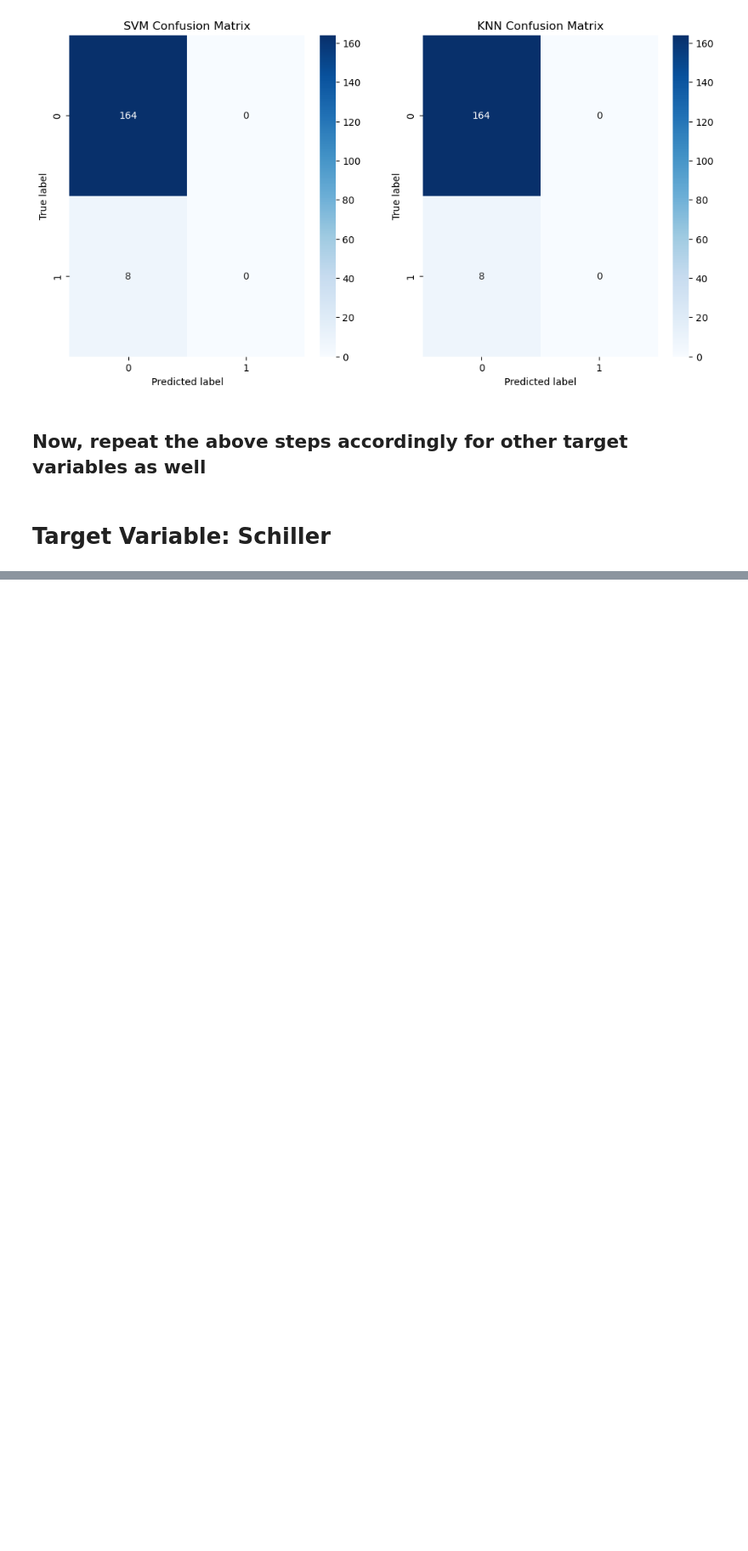
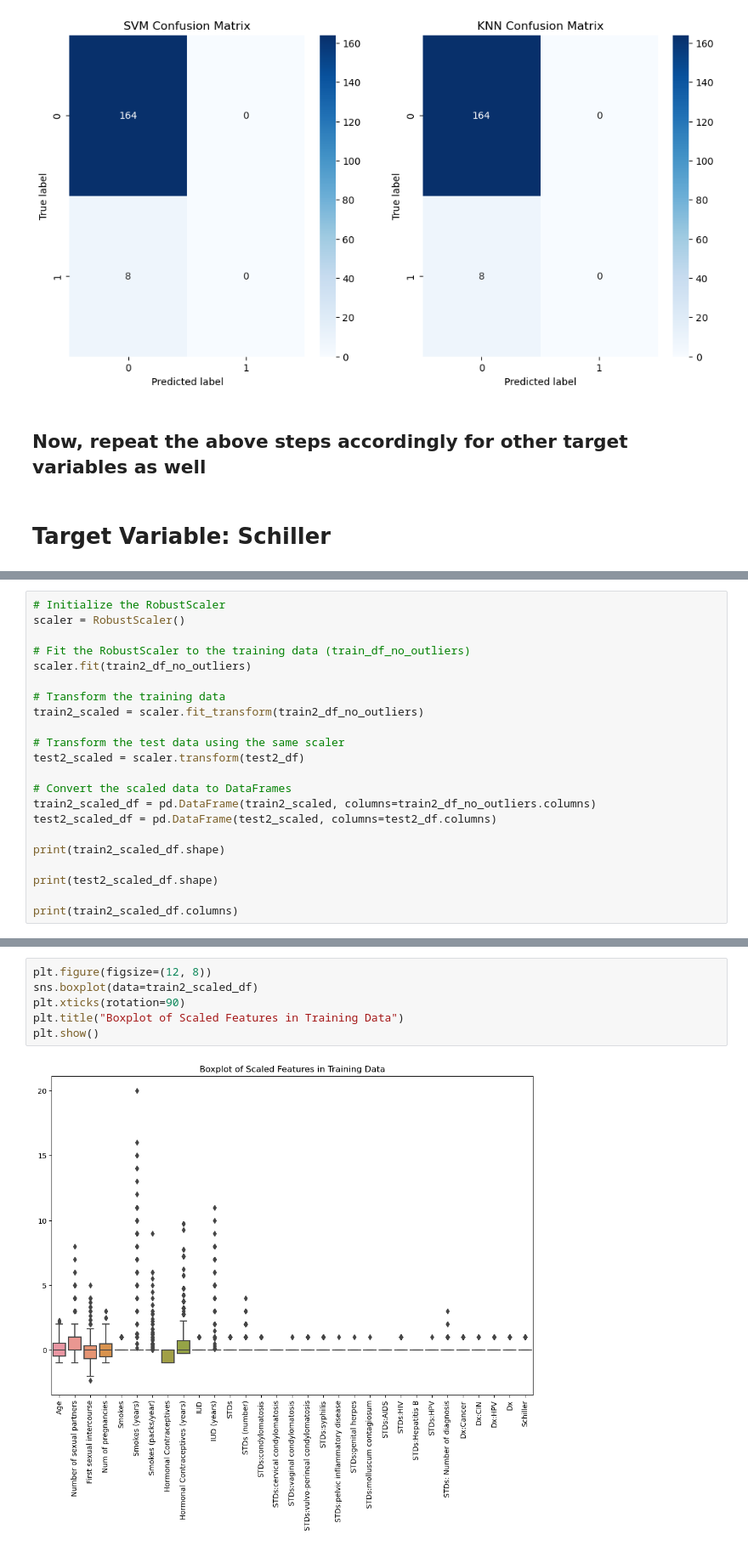
Before and after one commit to DanX069/Python-Assignment, a Jupyter notebook: python-assignment-cs253.ipynb, the cells around one changed output, grey strips where cells are left out. Shown at 85% size. Drawn from its saved outputs; the diff is of its cells as text; blank space fills up the shorter version.

```diff
--- a/python-assignment-cs253.ipynb
+++ b/python-assignment-cs253.ipynb
@@ -606,0 +712,22 @@ Recall: 95.35%
+# %%
+# Initialize the RobustScaler
+scaler = RobustScaler()
+
+# Fit the RobustScaler to the training data (train_df_no_outliers)
+scaler.fit(train2_df_no_outliers)
+
+# Transform the training data
+train2_scaled = scaler.fit_transform(train2_df_no_outliers)
+
+# Transform the test data using the same scaler
+test2_scaled = scaler.transform(test2_df)
+
+# Convert the scaled data to DataFrames
+train2_scaled_df = pd.DataFrame(train2_scaled, columns=train2_df_no_outliers.columns)
+test2_scaled_df = pd.DataFrame(test2_scaled, columns=test2_df.columns)
+
+print(train2_scaled_df.shape)
+
+print(test2_scaled_df.shape)
+
+print(train2_scaled_df.columns)
@@ -606,0 +748,8 @@ Recall: 95.35%
+# %%
+plt.figure(figsize=(12, 8))
+sns.boxplot(data=train2_scaled_df)
+plt.xticks(rotation=90)
+plt.title("Boxplot of Scaled Features in Training Data")
+plt.show()
+# %% [output]
+[figure, added]
```
Also changed, not shown: parts of 48 cells of this notebook.
